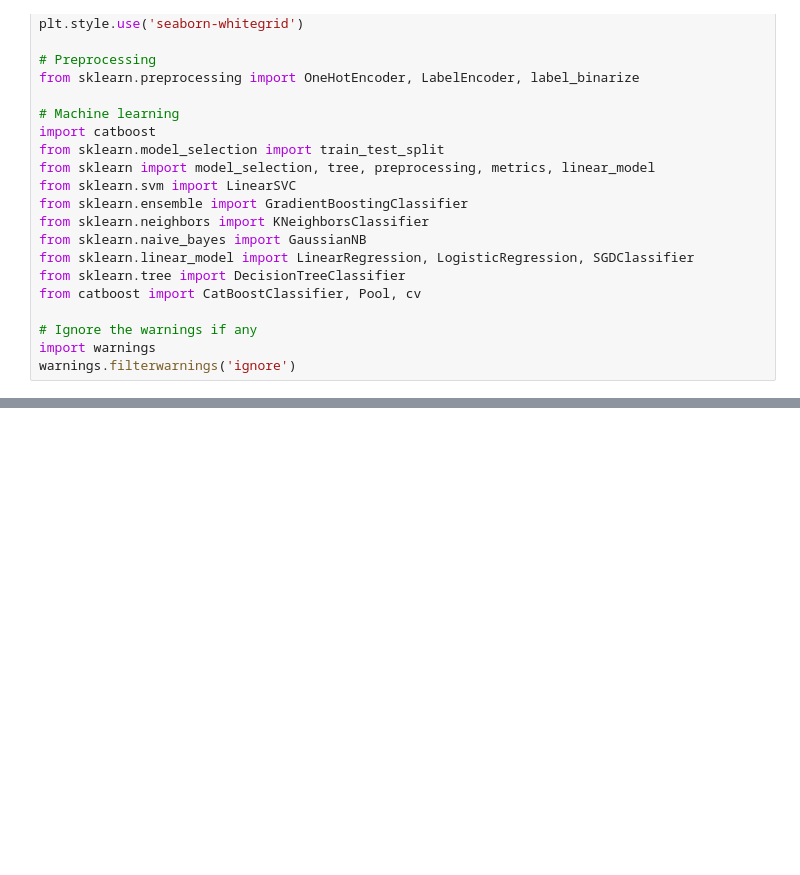
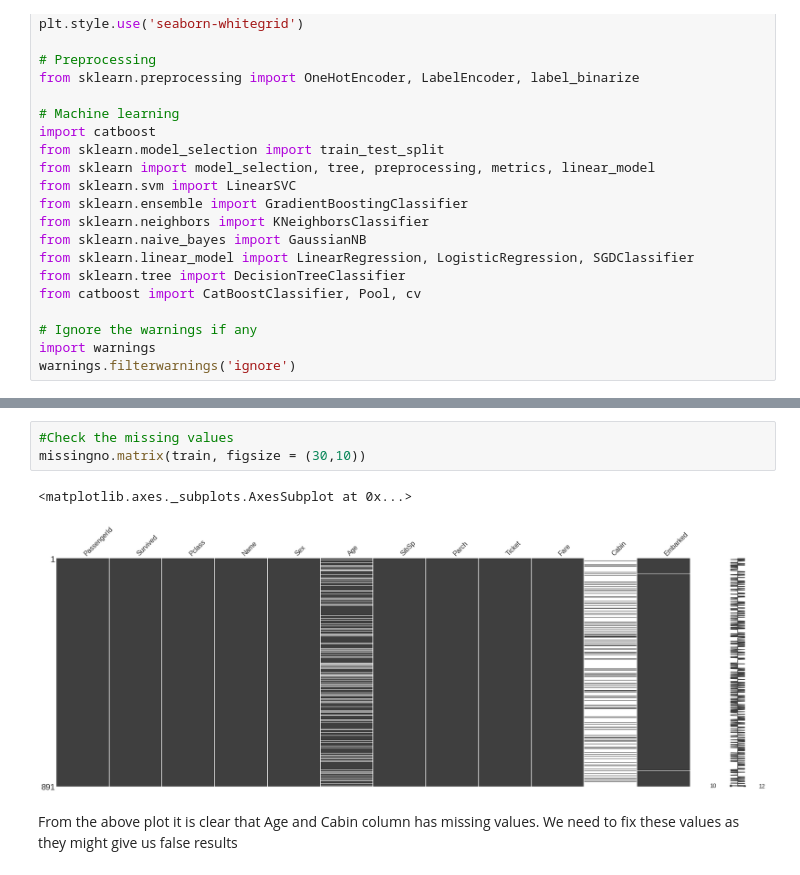
Before and after one commit to VallabhK/TitanicKaggle, a Jupyter notebook: Titanic_MLfromDisaster.ipynb, the cells around one changed output, grey strips where cells are left out. Cells and saved outputs as stored; diff of their text form; blank space fills up the shorter version.

```diff
--- a/Titanic_MLfromDisaster.ipynb
+++ b/Titanic_MLfromDisaster.ipynb
@@ -60,0 +118,8 @@ gender_submission = pd.read_csv('data/gender_submission.csv')
+# %%
+#Check the missing values
+missingno.matrix(train, figsize = (30,10))
+# %% [output]
+<matplotlib.axes._subplots.AxesSubplot at 0x...>
+[figure, added]
+# %% [markdown]
+From the above plot it is clear that Age and Cabin column has missing values. We need to fix these values as they might give us false results
```
Also changed, not shown: parts of 8 cells of this notebook.
